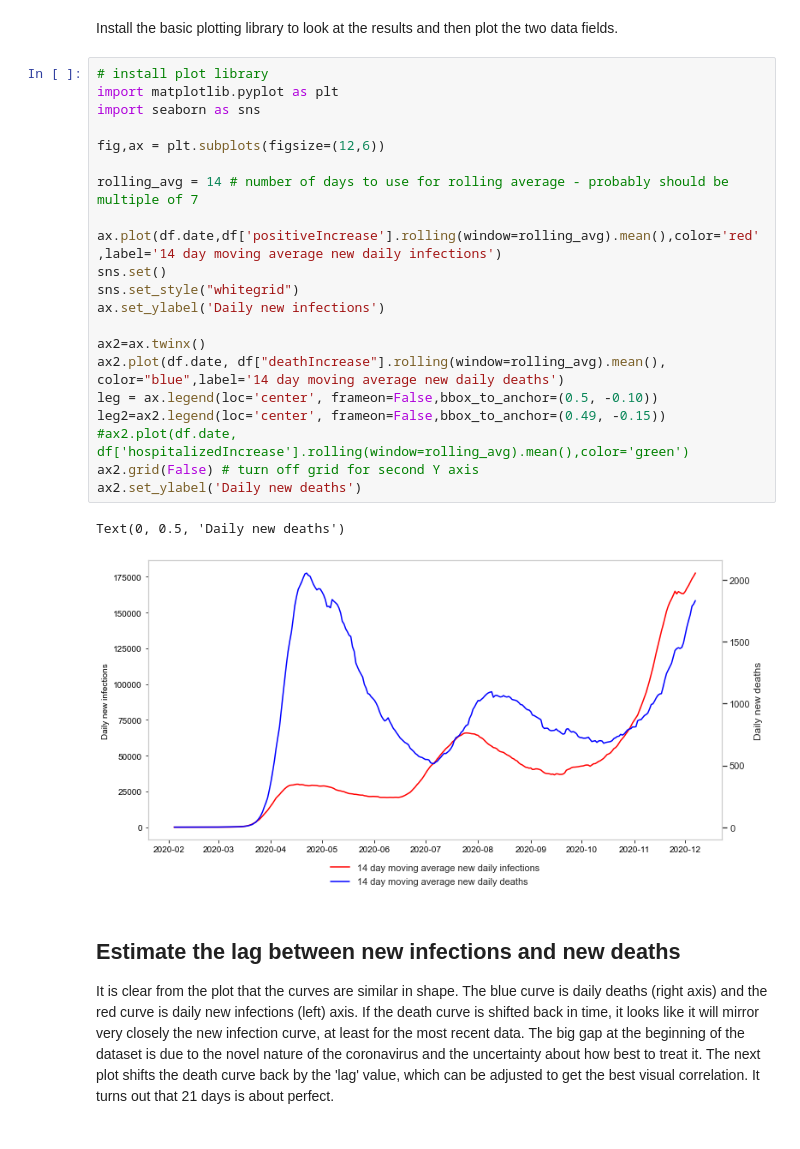
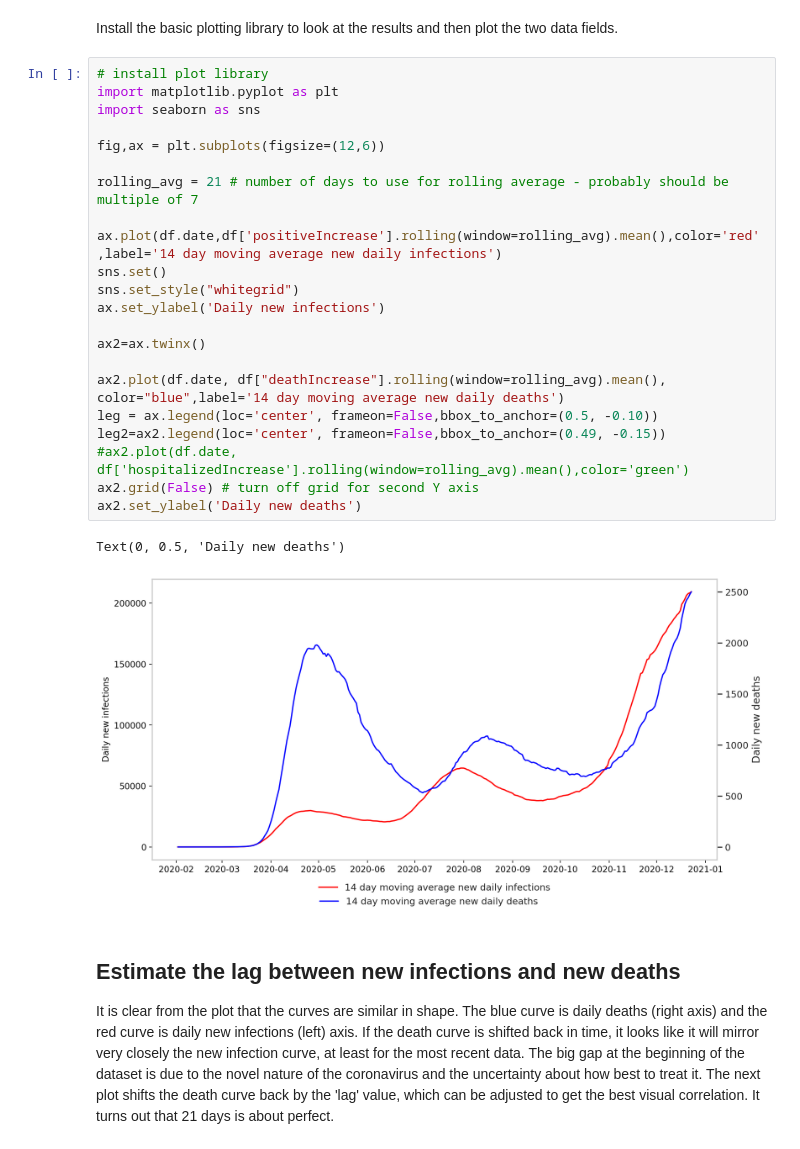
Before and after one commit to clayh53/US-covid-death-rate, a Jupyter notebook: US_Covid_stats.ipynb, the cells around one changed output. Cells and saved outputs as stored; diff of their text form.

```diff
--- a/US_Covid_stats.ipynb
+++ b/US_Covid_stats.ipynb
@@ -37,27 +46,28 @@ Install the basic plotting library to look at the results and then plot the two
 # %%
 # install plot library
 import matplotlib.pyplot as plt
 import seaborn as sns
 
 fig,ax = plt.subplots(figsize=(12,6))
 
-rolling_avg = 14 # number of days to use for rolling average - probably should be multiple of 7
+rolling_avg = 21 # number of days to use for rolling average - probably should be multiple of 7
 
 ax.plot(df.date,df['positiveIncrease'].rolling(window=rolling_avg).mean(),color='red',label='14 day moving average new daily infections')
 sns.set()
 sns.set_style("whitegrid")
 ax.set_ylabel('Daily new infections')
 
 ax2=ax.twinx()
+
 ax2.plot(df.date, df["deathIncrease"].rolling(window=rolling_avg).mean(), color="blue",label='14 day moving average new daily deaths')
 leg = ax.legend(loc='center', frameon=False,bbox_to_anchor=(0.5, -0.10))
 leg2=ax2.legend(loc='center', frameon=False,bbox_to_anchor=(0.49, -0.15))
 #ax2.plot(df.date, df['hospitalizedIncrease'].rolling(window=rolling_avg).mean(),color='green')
 ax2.grid(False) # turn off grid for second Y axis
 ax2.set_ylabel('Daily new deaths')
 # %% [output]
 Text(0, 0.5, 'Daily new deaths')
-[figure, old version]
+[figure, new version]
 # %% [markdown]
 ## Estimate the lag between new infections and new deaths
 
```
Also changed, not shown: parts of 14 cells of this notebook.
